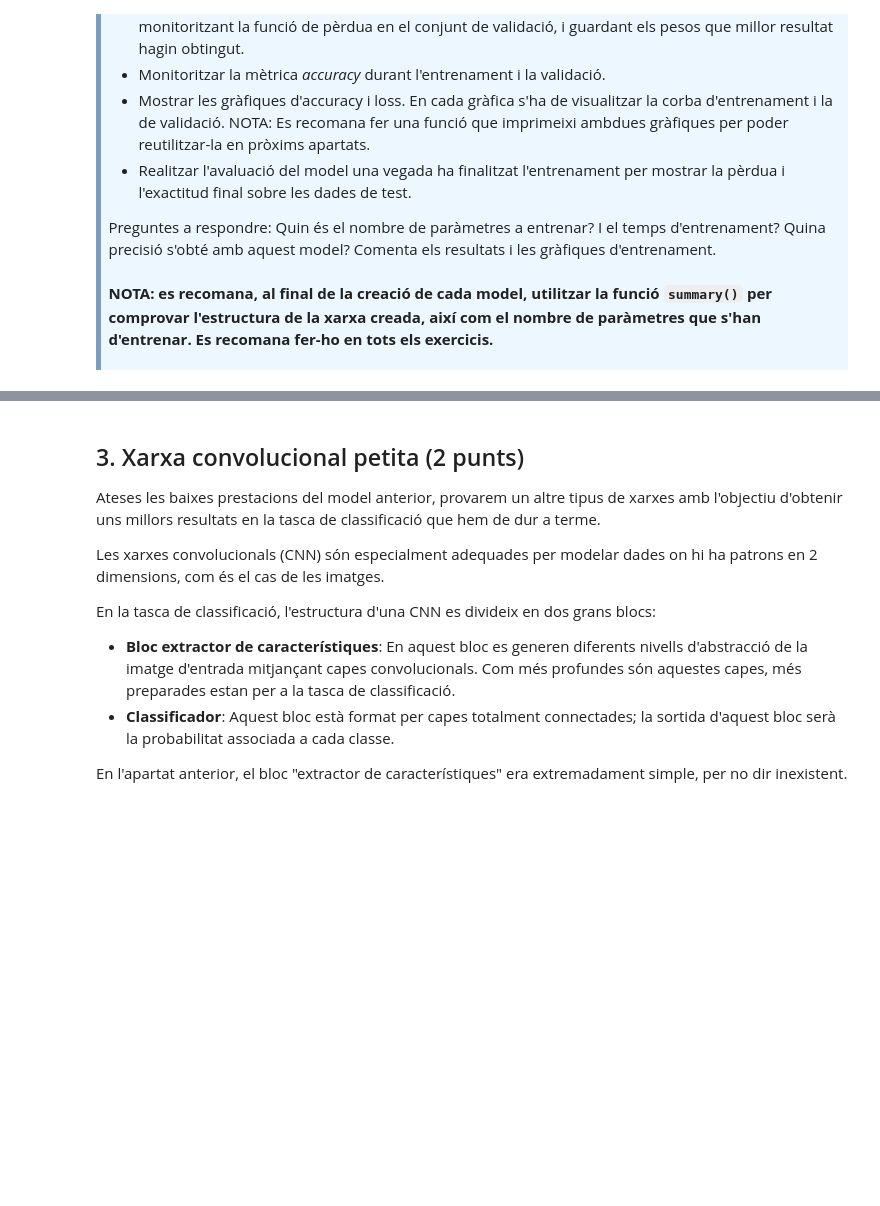
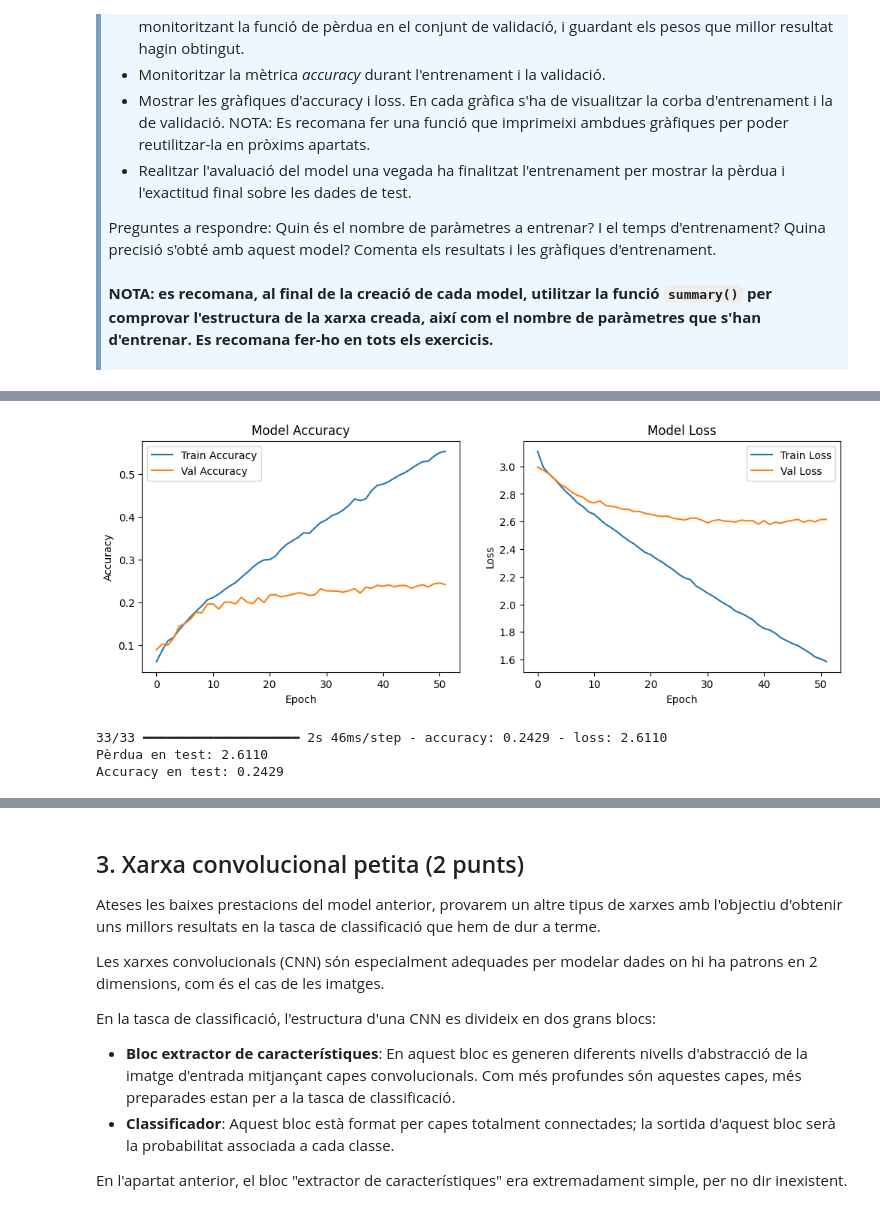
Before and after one commit to ritarocat/DeepLearning_PAC1, a Jupyter notebook: M2_975_20252_PAC1_Enunciat.ipynb, the cells around one changed output, grey strips where cells are left out. Cells and saved outputs as stored; diff of their text form; code cells hidden in the pictures; blank space fills up the shorter version.

```diff
--- a/M2_975_20252_PAC1_Enunciat.ipynb
+++ b/M2_975_20252_PAC1_Enunciat.ipynb
@@ -396,0 +433,19 @@ Compilar i entrenar el model seguint les següents indicacions:
+# %%
+# Entrenament de la xarxa
+# Definim EarlyStopping per parar si no millora
+early_stop = EarlyStopping(
+    monitor='val_loss',
+    patience=10,
+    restore_best_weights=True
+)
+
+# Entrenem el model
+start_time = time.time()
+history = model_seq.fit(
+    train_data,
+    validation_data=val_data,
+    epochs=100,
+    callbacks=[early_stop]
+)
+training_time = time.time() - start_time
+print(f"Temps d'entrenament: {training_time:.2f} segons")
@@ -396,0 +470,36 @@ Compilar i entrenar el model seguint les següents indicacions:
+# %%
+# Plot del training loss i l'accuracy
+# Funció per mostrar les gràfiques d'entrenament
+def plot_training_history(history):
+    fig, (ax1, ax2) = plt.subplots(1, 2, figsize=(12, 4))
+
+    # Accuracy
+    ax1.plot(history.history['accuracy'], label='Train Accuracy')
+    ax1.plot(history.history['val_accuracy'], label='Val Accuracy')
+    ax1.set_title('Model Accuracy')
+    ax1.set_xlabel('Epoch')
+    ax1.set_ylabel('Accuracy')
+    ax1.legend()
+
+    # Loss
+    ax2.plot(history.history['loss'], label='Train Loss')
+    ax2.plot(history.history['val_loss'], label='Val Loss')
+    ax2.set_title('Model Loss')
+    ax2.set_xlabel('Epoch')
+    ax2.set_ylabel('Loss')
+    ax2.legend()
+
+    plt.show()
+
+# Mostrem les gràfiques
+plot_training_history(history)
+
+# Avaluem el model en test
+test_loss, test_accuracy = model_seq.evaluate(test_data)
+print(f"Pèrdua en test: {test_loss:.4f}")
+print(f"Accuracy en test: {test_accuracy:.4f}")
+# %% [output]
+[figure, added]
+33/33 ━━━━━━━━━━━━━━━━━━━━ 2s 46ms/step - accuracy: 0.2429 - loss: 2.6110
+Pèrdua en test: 2.6110
+Accuracy en test: 0.2429
```
Also changed, not shown: parts of 10 cells of this notebook.
